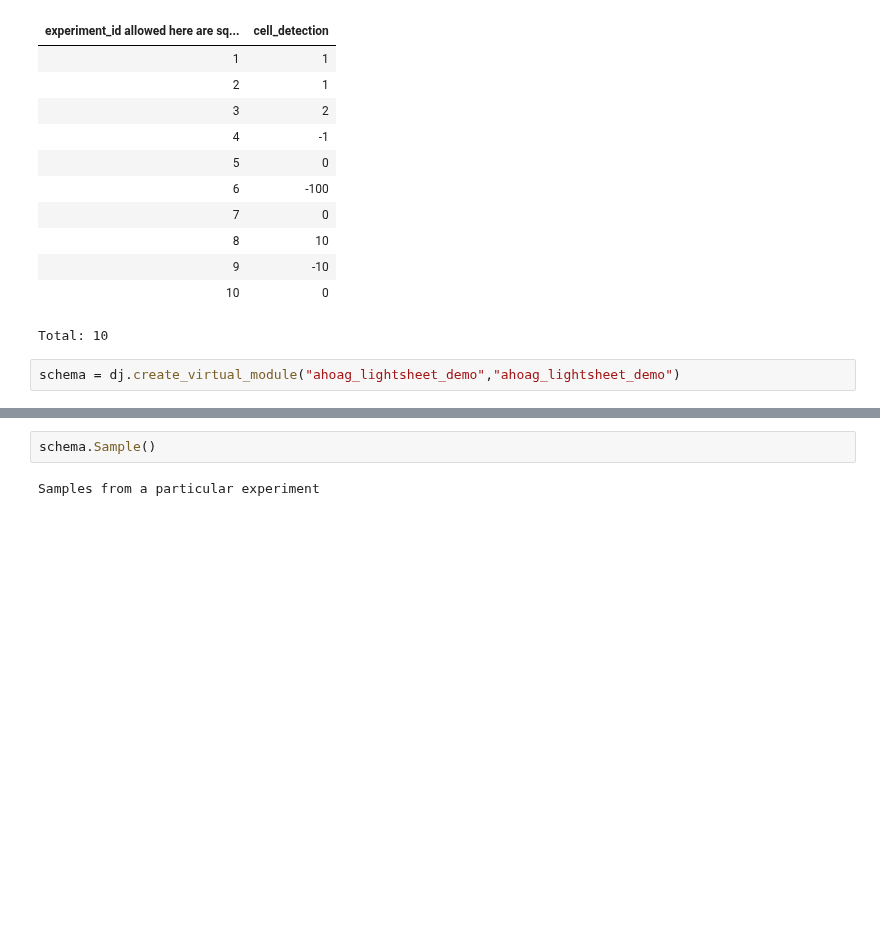
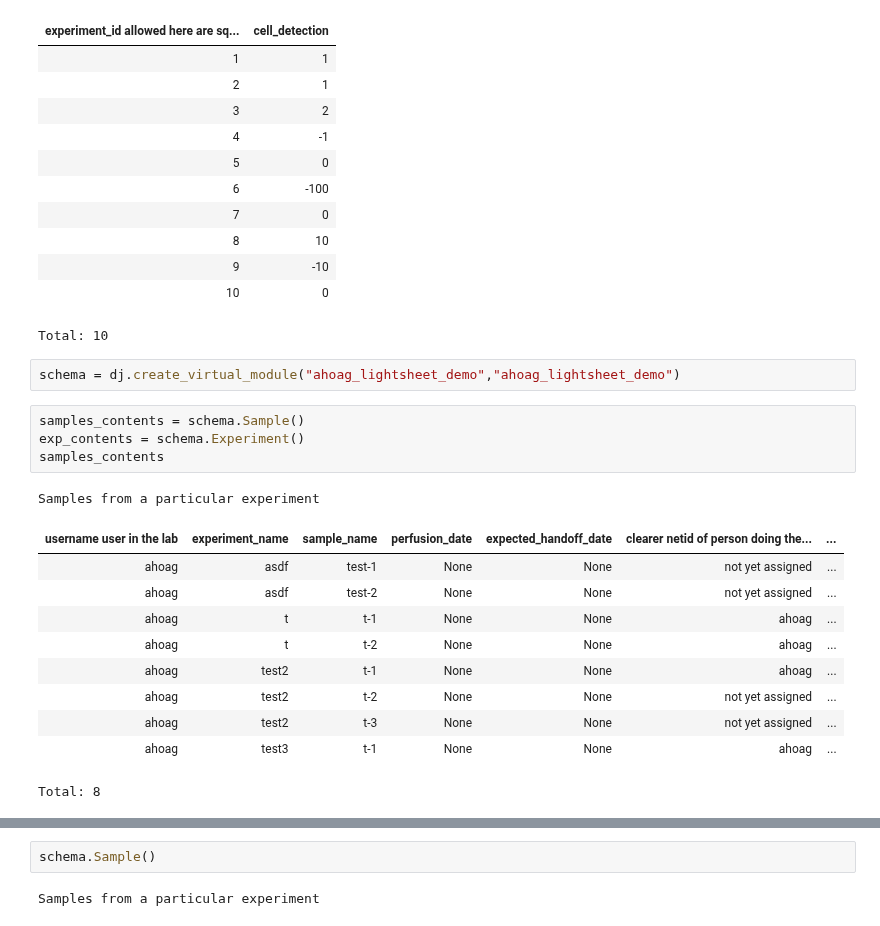
Before and after one commit to BrainCOGS/lightserv, a Jupyter notebook: notebooks/datajoint_sandbox.ipynb, the cells around one changed output, grey strips where cells are left out. Drawn from its saved outputs; the diff is of its cells as text; blank space fills up the shorter version.

```diff
--- a/notebooks/datajoint_sandbox.ipynb
+++ b/notebooks/datajoint_sandbox.ipynb
@@ -79,3 +79,19 @@ Experiments performed using the light sheet microscope
 Total: 10
 # %%
 schema = dj.create_virtual_module("ahoag_lightsheet_demo","ahoag_lightsheet_demo")
+# %%
+samples_contents = schema.Sample()
+exp_contents = schema.Experiment()
+samples_contents
+# %% [output]
+Samples from a particular experiment
+| username user in the lab | experiment_name | sample_name | perfusion_date | expected_handoff_date | clearer netid of person doing the... | ... |
+| ahoag | asdf | test-1 | None | None | not yet assigned | ... |
+| ahoag | asdf | test-2 | None | None | not yet assigned | ... |
+| ahoag | t | t-1 | None | None | ahoag | ... |
+| ahoag | t | t-2 | None | None | ahoag | ... |
+| ahoag | test2 | t-1 | None | None | ahoag | ... |
+| ahoag | test2 | t-2 | None | None | not yet assigned | ... |
+| ahoag | test2 | t-3 | None | None | not yet assigned | ... |
+| ahoag | test3 | t-1 | None | None | ahoag | ... |
+Total: 8
```
Also changed, not shown: parts of 7 cells of this notebook, 6 other files.
